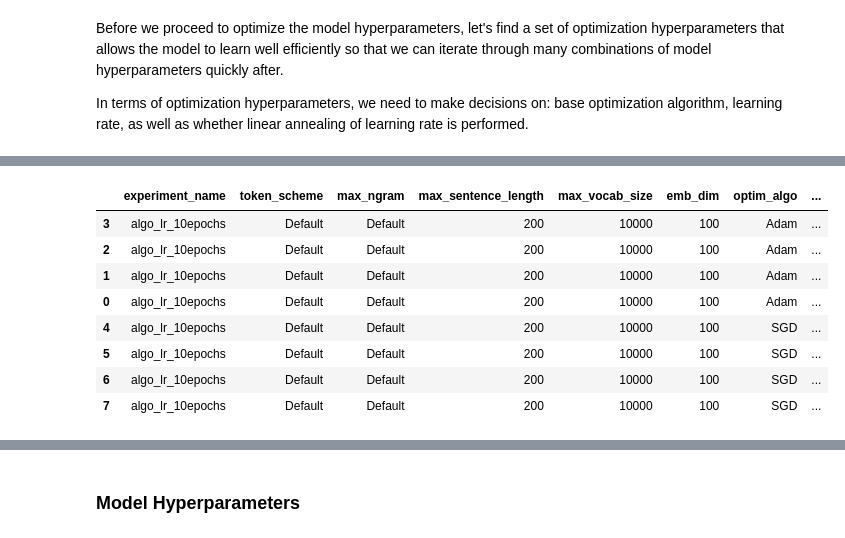
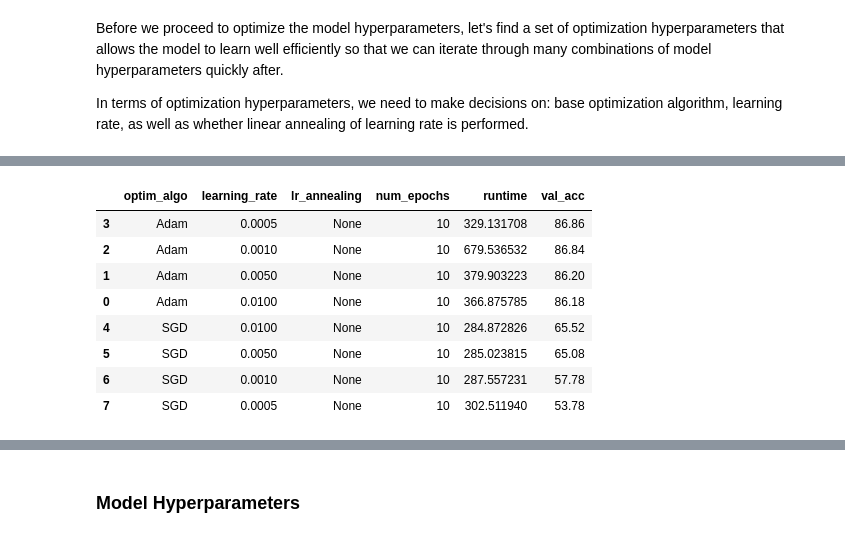
Before and after one commit to nyjgary/nlp-sentiment-analysis, a Jupyter notebook: nlp-sentiment-analysis.ipynb, the cells around one changed output, grey strips where cells are left out. Cells and saved outputs as stored; diff of their text form; code cells hidden in the pictures.

```diff
--- a/nlp-sentiment-analysis.ipynb
+++ b/nlp-sentiment-analysis.ipynb
@@ -533,34 +481,26 @@ def run_experiment(train_tokens, val_tokens, train_labels, val_labels, max_sente
 # %%
 # helper methods to summarize, evaluate, and plot results
 
-def summarize_results(results_log, incl_hist=False):
+def summarize_results(results_log):
     """ Summarizes results_log (list) into a dataframe, splitting hyperparameters string into columns, and reducing
         the val_acc dict into the best validation accuracy obtained amongst all the epochs logged """
     results_df = pd.DataFrame.from_dict(results_log)
     results_df = pd.concat([results_df, results_df['hyperparams'].apply(pd.Series)], axis=1)
     results_df['val_acc'] = results_df['results'].apply(lambda d: pd.DataFrame.from_dict(d)['val_acc'].max())
-#     all_cols = ['experiment_name', 'token_scheme', 'max_ngram', 'max_sentence_length',
-#                 'max_vocab_size', 'emb_dim', 'optim_algo', 'learning_rate', 'num_epochs',
-#                 'runtime', 'val_acc', 'hyperparams', 'results']
     output_cols = ['experiment_name', 'token_scheme', 'max_ngram', 'max_sentence_length',
                    'max_vocab_size', 'emb_dim', 'optim_algo', 'learning_rate', 'lr_annealing',
-                   'num_epochs', 'runtime', 'val_acc']
-    if incl_hist:
-        output_cols.append('results')
-
-#    output_cols = [col for col in all_cols if col not in exclude_cols]
+                   'num_epochs', 'runtime', 'val_acc', 'results']
     return results_df[output_cols].sort_values(by='val_acc', ascending=False)
 
-def plot_multiple_learning_curves(results_log, plot_variable):
+def plot_multiple_learning_curves(results_df, plot_variable, figsize=(8, 5), legend_loc='best'):
     """ Plots learning curves of MULTIPLE experiments, includes only validation accuracy """
-    results_df = summarize_results(results_log, incl_hist=True)
-    plt.figure(figsize=(8, 5))
+    plt.figure(figsize=figsize)
     for index, row in results_df.iterrows():
         val_acc_hist = pd.DataFrame.from_dict(row['results']).set_index('epoch')['val_acc']
         plt.plot(val_acc_hist, label="{} ({}%)".format(row[plot_variable], val_acc_hist.max()))
     plt.ylabel('Validation Accuracy')
     plt.xlabel('Epoch')
-    plt.legend(title=plot_variable)
+    plt.legend(title=plot_variable, loc=legend_loc)
 
 def plot_single_learning_curve(results):
     """ Plots learning curve of a SINGLE experiment, includes both train and validation accuracy """
@@ -784,14 +724,14 @@ Epoch: 10.00, Train Accuracy: 56.05%, Validation Accuracy: 53.78%
 Experiment completed in 302 seconds with 53.78% validation accuracy.
 # %%
 optim_experiments = summarize_results(load_experiment_log(experiment_name='algo_lr_10epochs'))
-optim_experiments
+optim_experiments[['optim_algo', 'learning_rate', 'lr_annealing', 'num_epochs', 'runtime', 'val_acc']]
 # %% [output]
-|  | experiment_name | token_scheme | max_ngram | max_sentence_length | max_vocab_size | emb_dim | optim_algo | ... |
-| 3 | algo_lr_10epochs | Default | Default | 200 | 10000 | 100 | Adam | ... |
-| 2 | algo_lr_10epochs | Default | Default | 200 | 10000 | 100 | Adam | ... |
-| 1 | algo_lr_10epochs | Default | Default | 200 | 10000 | 100 | Adam | ... |
-| 0 | algo_lr_10epochs | Default | Default | 200 | 10000 | 100 | Adam | ... |
-| 4 | algo_lr_10epochs | Default | Default | 200 | 10000 | 100 | SGD | ... |
-| 5 | algo_lr_10epochs | Default | Default | 200 | 10000 | 100 | SGD | ... |
-| 6 | algo_lr_10epochs | Default | Default | 200 | 10000 | 100 | SGD | ... |
-| 7 | algo_lr_10epochs | Default | Default | 200 | 10000 | 100 | SGD | ... |
+|  | optim_algo | learning_rate | lr_annealing | num_epochs | runtime | val_acc |
+| 3 | Adam | 0.0005 | None | 10 | 329.131708 | 86.86 |
+| 2 | Adam | 0.0010 | None | 10 | 679.536532 | 86.84 |
+| 1 | Adam | 0.0050 | None | 10 | 379.903223 | 86.20 |
+| 0 | Adam | 0.0100 | None | 10 | 366.875785 | 86.18 |
+| 4 | SGD | 0.0100 | None | 10 | 284.872826 | 65.52 |
+| 5 | SGD | 0.0050 | None | 10 | 285.023815 | 65.08 |
+| 6 | SGD | 0.0010 | None | 10 | 287.557231 | 57.78 |
+| 7 | SGD | 0.0005 | None | 10 | 302.511940 | 53.78 |
```
Also changed, not shown: parts of 19 cells of this notebook.
